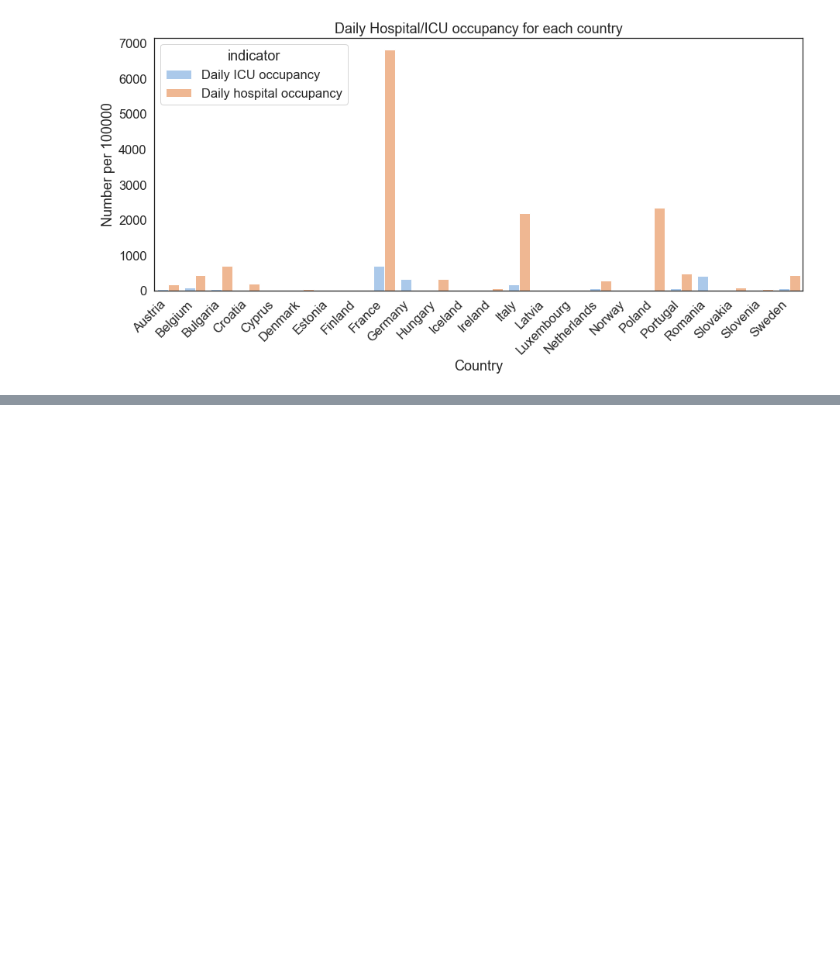
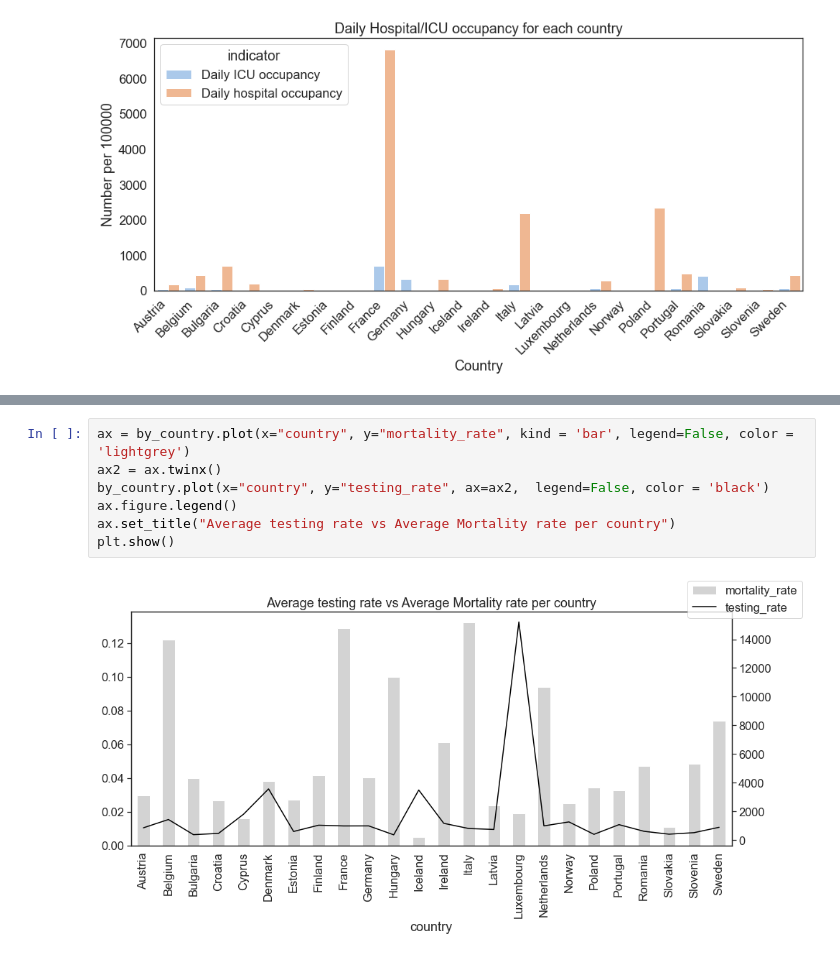
Before and after one commit to aswarth123/Hacklytics2021, a Jupyter notebook: Visualizing effect of European country response measures on COVID-19.ipynb, the cells around one changed output, grey strips where cells are left out. Saved outputs shown, nothing was run; the diff lists cells and outputs as text; blank space fills up the shorter version.

```diff
--- a/Visualizing effect of European country response measures on COVID-19.ipynb
+++ b/Visualizing effect of European country response measures on COVID-19.ipynb
@@ -242,0 +252,9 @@ Text(0.5, 0, 'Country')
+# %%
+ax = by_country.plot(x="country", y="mortality_rate", kind = 'bar', legend=False, color = 'lightgrey')
+ax2 = ax.twinx()
+by_country.plot(x="country", y="testing_rate", ax=ax2,  legend=False, color = 'black')
+ax.figure.legend()
+ax.set_title("Average testing rate vs Average Mortality rate per country")
+plt.show()
+# %% [output]
+[figure, added]
```
Also changed, not shown: parts of 1 cell of this notebook.
